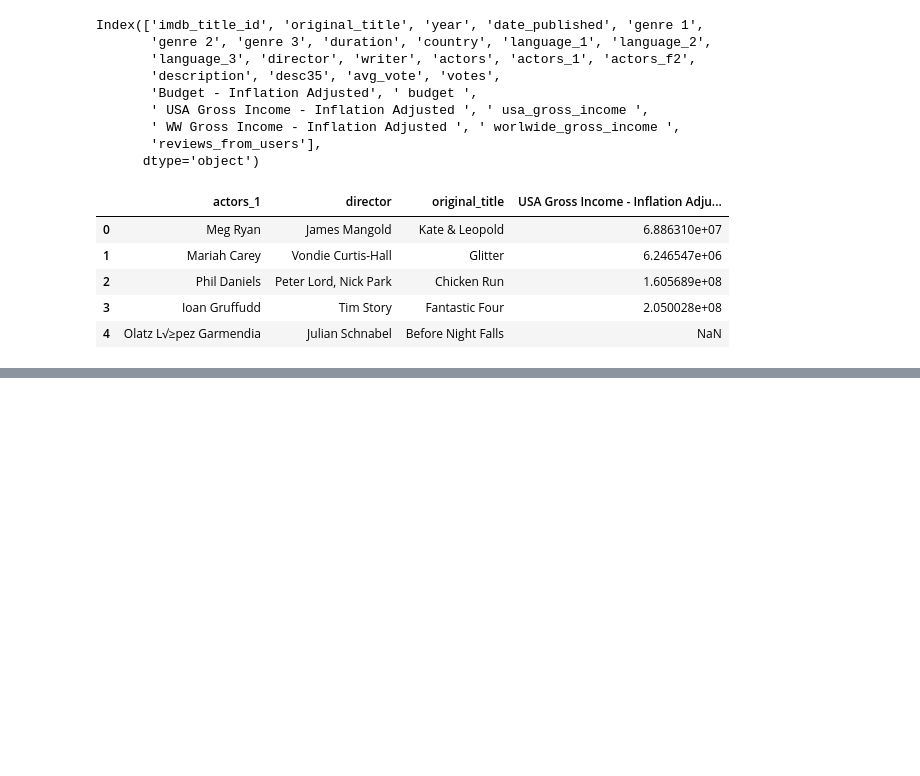
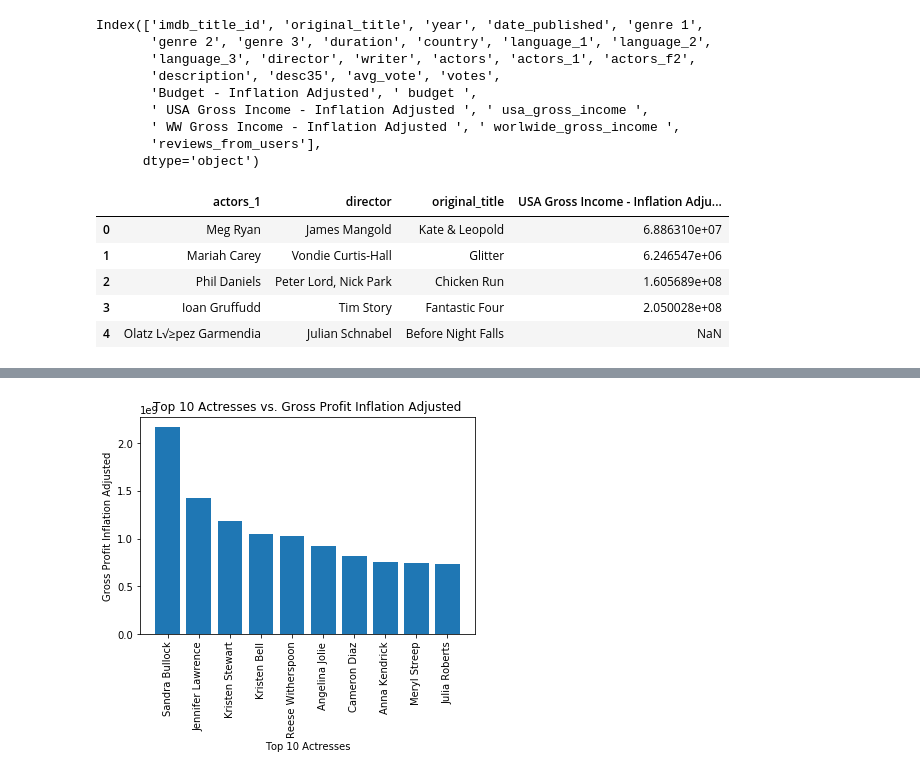
Before and after one commit to cjayati/camp_rock, a Jupyter notebook: actor_director_bar_charts.ipynb, the cells around one changed output, grey strips where cells are left out. Saved outputs shown, nothing was run; the diff lists cells and outputs as text; code cells hidden in the pictures; blank space fills up the shorter version.

```diff
--- a/actor_director_bar_charts.ipynb
+++ b/actor_director_bar_charts.ipynb
@@ -246,0 +224,6 @@ Name:  USA Gross Income - Inflation Adjusted , dtype: float64
+# %%
+just_actors_df_2= pd.read_csv('actors.csv')
+just_actors_df_2.head()
+
+just_actors_df_2 = pd.read_excel('actors.xls').dropna()
+just_actors_df_2.head()
@@ -246,0 +237,3 @@ Name:  USA Gross Income - Inflation Adjusted , dtype: float64
+# %%
+actresses_df = just_actors_df_2.loc[just_actors_df_2["gender"] == "F"]
+actresses_df
@@ -246,0 +257,4 @@ Name:  USA Gross Income - Inflation Adjusted , dtype: float64
+# %%
+top_actresses = actresses_df.groupby(by="actors_1")
+sorted_top_actresses = top_actresses["gross_profit"].sum().sort_values(ascending = False)
+sorted_top_actresses.head()
@@ -246,0 +269,11 @@ Name:  USA Gross Income - Inflation Adjusted , dtype: float64
+# %%
+x_axis = sorted_top_actresses.index[:10]
+y_axis = sorted_top_actresses.values[:10]
+plt.xticks(rotation=90)
+plt.bar(x_axis, y_axis)
+plt.xlabel("Top 10 Actresses")
+plt.ylabel("Gross Profit Inflation Adjusted")
+plt.title("Top 10 Actresses vs. Gross Profit Inflation Adjusted")
+plt.show()
+# %% [output]
+[figure, added]
```
Also changed, not shown: parts of 20 cells of this notebook, 4 other files.
